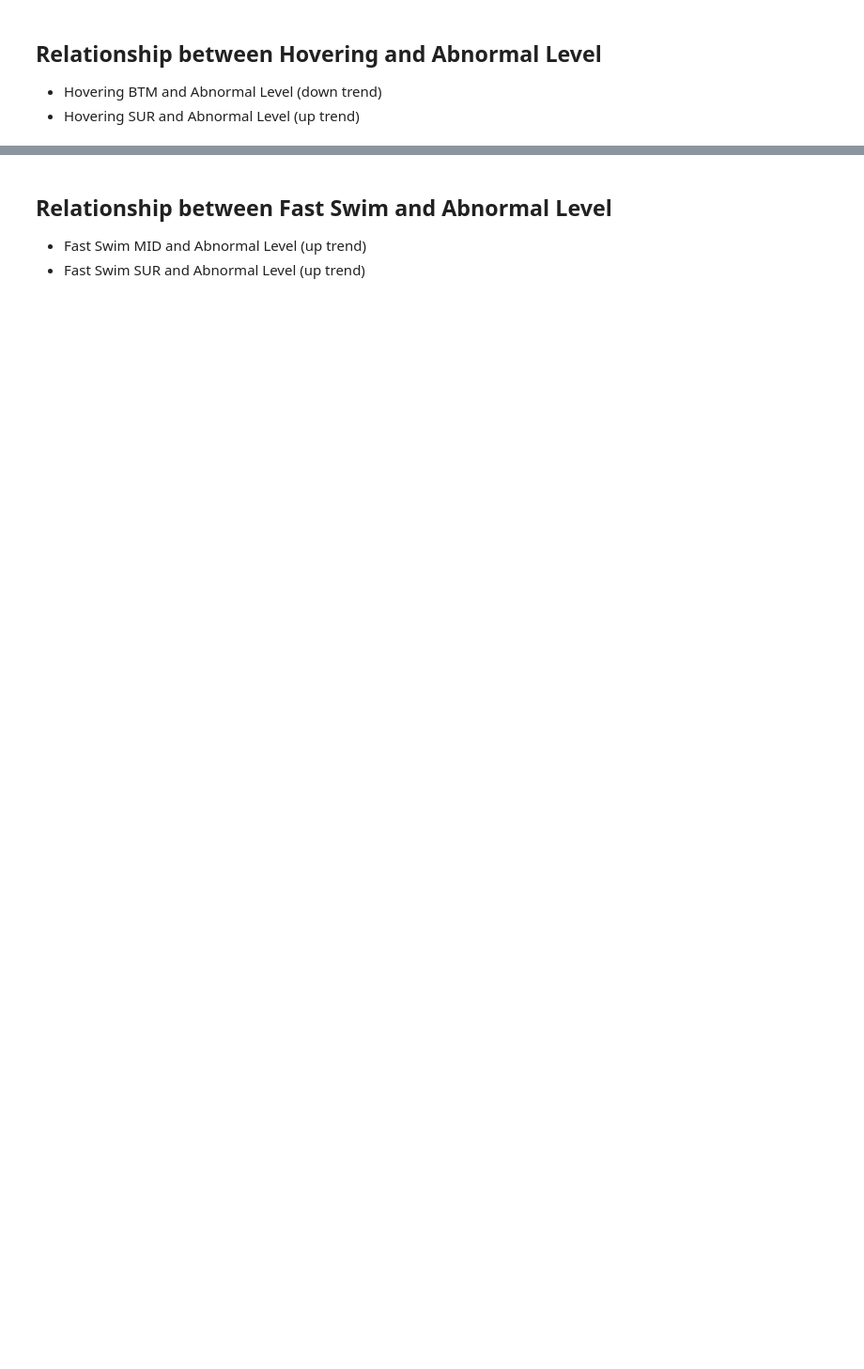
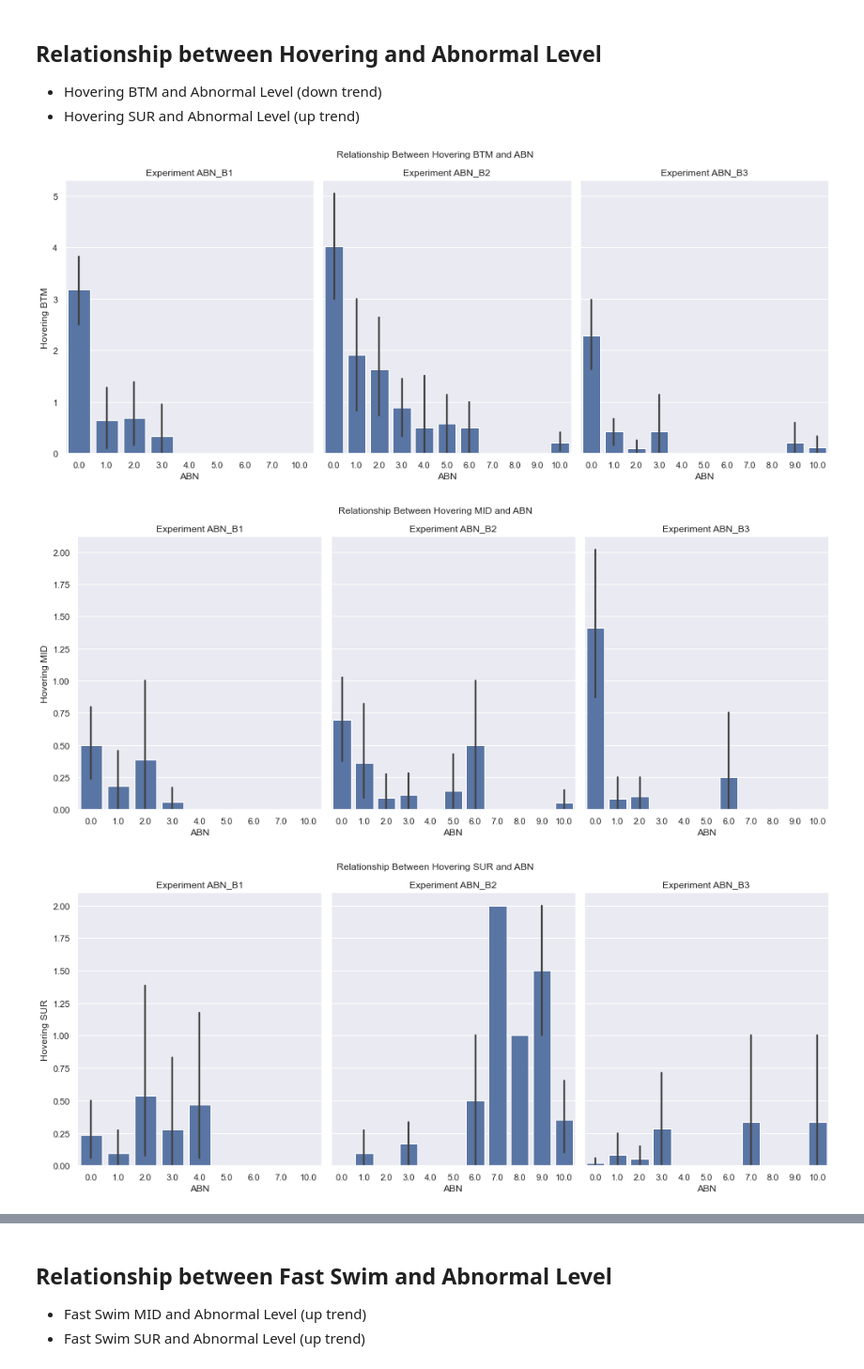
Before and after one commit to isaacebi/Aquaculture-Intelligence, a Jupyter notebook: notebooks/01-CO2-data-exploration.ipynb, the cells around one changed output, grey strips where cells are left out. Shown at 94% size. Cells and saved outputs as stored; diff of their text form; code cells hidden in the pictures; blank space fills up the shorter version.

```diff
--- a/notebooks/01-CO2-data-exploration.ipynb
+++ b/notebooks/01-CO2-data-exploration.ipynb
@@ -64,35 +167,3 @@ plt.show()
 
 - Hovering BTM and Abnormal Level (down trend)
 - Hovering SUR and Abnormal Level (up trend)
-# %%
-# By batch of experiment
-# Position state
-positions = ['BTM', 'MID', 'SUR']
-
-for position in positions:
-    # Plotting hovering
-    fig, axes = plt.subplots(figsize=(14,6), nrows=1, ncols=3)
-    for idx, ax in enumerate(axes.flatten()):
-        # Experiment batch
-        experiment = f"ABN_B{idx+1}"
-        # Load csv data
-        df = pd.read_csv(eval(experiment))
-
-        sns.barplot(df, x='ABN', y=f"Hovering {position}", ax=ax)
-        ax.set_title(f"Experiment {experiment}")
-
-    fig.suptitle(f"Relationship Between Hovering {position} and Abnormal Level")
-    plt.tight_layout()
-    plt.show()
-# %%
-# All experiment
-# Position state
-positions = ['BTM', 'MID', 'SUR']
-
-fig, axes = plt.subplots(figsize=(14,6), nrows=1, ncols=len(positions))
-for idx, ax in enumerate(axes.flatten()):
-    sns.barplot(df_all, x='ABN', y=f"Hovering {positions[idx]}", ax=ax)
-
-fig.suptitle(f"Relationship Between Hovering Position and Abnormal Level")
-plt.tight_layout()
-plt.show()
@@ -98,0 +249,6 @@ plt.show()
+# %%
+relation_bars(feature='Hovering')
+# %% [output]
+[figure, added]
+[figure, added]
+[figure, added]
```
Also changed, not shown: parts of 114 cells of this notebook.
